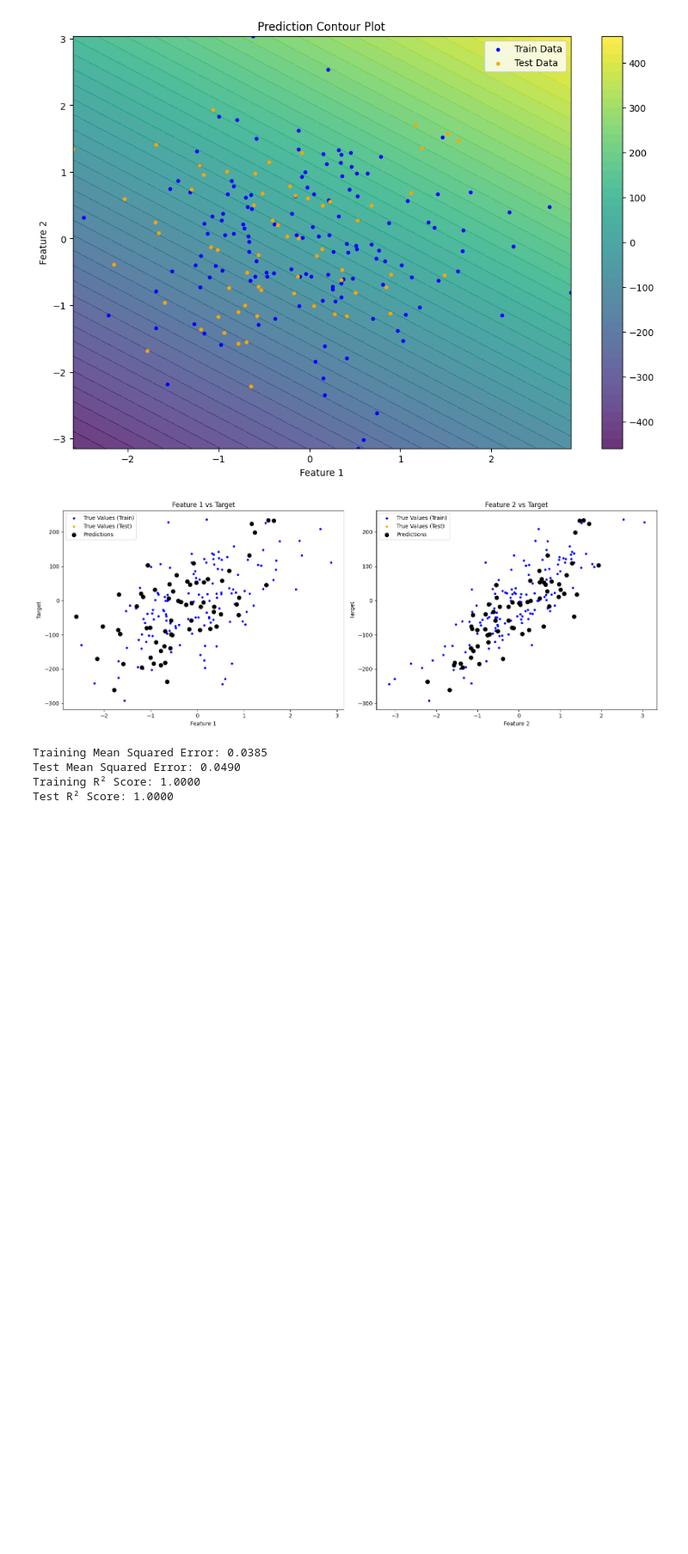
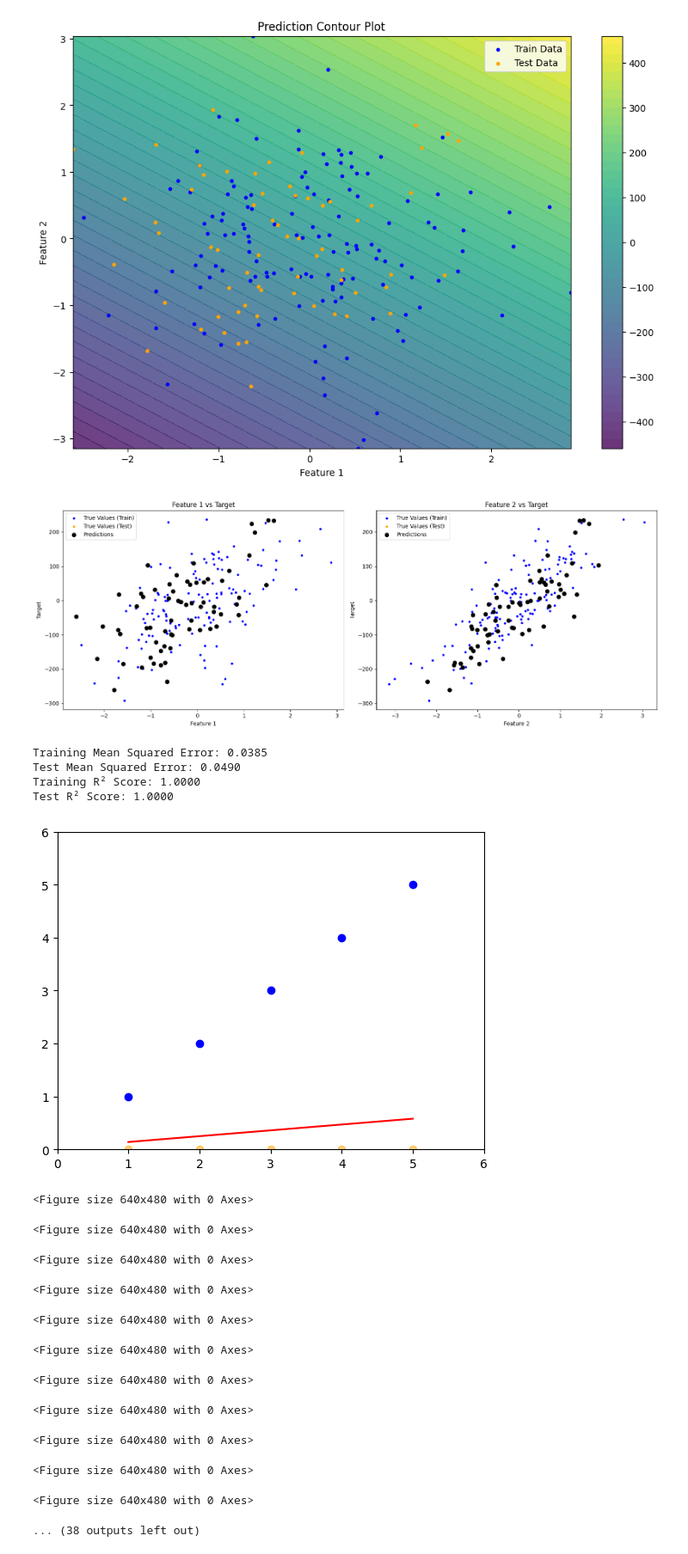
Before and after one commit to Abdulahadkhan3921aak/cs299-ML, a Jupyter notebook: lecture2.ipynb, the cells around one changed output. Shown: that part at 86% size. Cells and saved outputs as stored; diff of their text form; code cells hidden in the pictures; blank space fills up the shorter version.

Commit message:
added the simulator for the linear regression model

```diff
--- a/lecture2.ipynb
+++ b/lecture2.ipynb
@@ -242,0 +318,20 @@ Test R² Score: 1.0000
+# %%
+X = cp.array([[1], [2], [3], [4], [5]])
+y = cp.array([1, 2, 3, 4, 5])
+
+model = LinearRegression(lr=0.01, n_itters=50, use_gradient_descent=True)
+model.fit(X, y)
+# %% [output]
+[figure, added]
+<Figure size 640x480 with 0 Axes>
+<Figure size 640x480 with 0 Axes>
+<Figure size 640x480 with 0 Axes>
+<Figure size 640x480 with 0 Axes>
+<Figure size 640x480 with 0 Axes>
+<Figure size 640x480 with 0 Axes>
+<Figure size 640x480 with 0 Axes>
+<Figure size 640x480 with 0 Axes>
+<Figure size 640x480 with 0 Axes>
+<Figure size 640x480 with 0 Axes>
+<Figure size 640x480 with 0 Axes>
+... (38 outputs left out)
```
Also changed, not shown: parts of 1 cell of this notebook, 1 other file.
